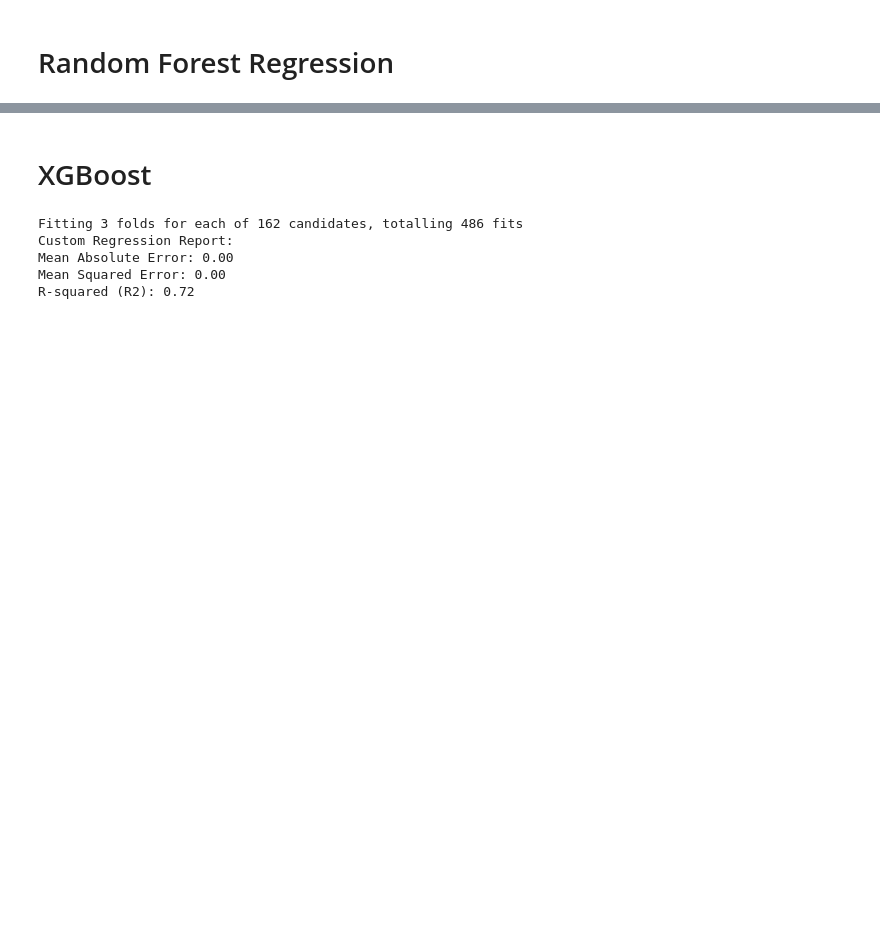
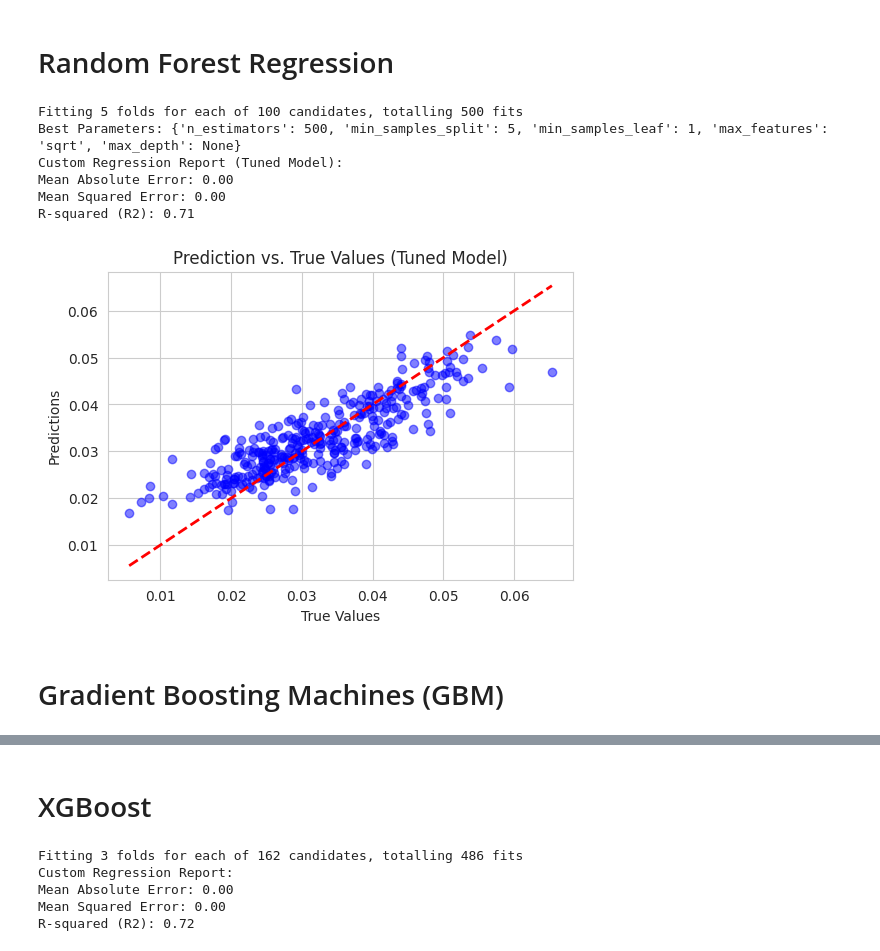
Before and after one commit to costpetrides/NOx-Ozone-Relationship-Modeling-with-ML, a Jupyter notebook: ML_O3.ipynb, the cells around one changed output, grey strips where cells are left out. Drawn from its saved outputs; the diff is of its cells as text; code cells hidden in the pictures; blank space fills up the shorter version.

```diff
--- a/ML_O3.ipynb
+++ b/ML_O3.ipynb
@@ -118,3 +118,63 @@ R-squared (R2): 0.66
 # %% [markdown]
 # Random Forest Regression
+# %%
+from sklearn.model_selection import RandomizedSearchCV
+import numpy as np
+
+# Define the parameter grid for RandomizedSearchCV
+param_grid = {
+    'n_estimators': [100, 200, 300, 400, 500],
+    'max_depth': [None, 10, 20, 30, 40],
+    'min_samples_split': [2, 5, 10],
+    'min_samples_leaf': [1, 2, 4],
+    'max_features': ['auto', 'sqrt', 'log2']
+}
+
+# Initialize the RandomForestRegressor
+rf = RandomForestRegressor(random_state=42)
+
+# RandomizedSearchCV with 5-fold cross-validation
+rf_random = RandomizedSearchCV(estimator=rf, param_distributions=param_grid,
+                               n_iter=100, cv=5, verbose=2, random_state=42, n_jobs=-1)
+
+# Fit the model with the random search
+rf_random.fit(train_x, train_y)
+
+# Get the best parameters
+print("Best Parameters:", rf_random.best_params_)
+
+# Use the best parameters to predict on the test set
+best_rf_model = rf_random.best_estimator_
+pred_y_best = best_rf_model.predict(test_x)
+
+# Evaluate the tuned model
+mae_best = mean_absolute_error(test_y, pred_y_best)
+mse_best = mean_squared_error(test_y, pred_y_best)
+r2_best = r2_score(test_y, pred_y_best)
+
+# Display results
+print("Custom Regression Report (Tuned Model):")
+print(f"Mean Absolute Error: {mae_best:.2f}")
+print(f"Mean Squared Error: {mse_best:.2f}")
+print(f"R-squared (R2): {r2_best:.2f}")
+
+# Plot the results
+plt.figure(figsize=(6, 4))
+plt.scatter(test_y, pred_y_best, alpha=0.5, color='blue')
+plt.plot([min(test_y), max(test_y)], [min(test_y), max(test_y)], 'r--', linewidth=2)
+plt.xlabel('True Values')
+plt.ylabel('Predictions')
+plt.title('Prediction vs. True Values (Tuned Model)')
+plt.grid(True)
+plt.show()
+# %% [output]
+Fitting 5 folds for each of 100 candidates, totalling 500 fits
+Best Parameters: {'n_estimators': 500, 'min_samples_split': 5, 'min_samples_leaf': 1, 'max_features': 'sqrt', 'max_depth': None}
+Custom Regression Report (Tuned Model):
+Mean Absolute Error: 0.00
+Mean Squared Error: 0.00
+R-squared (R2): 0.71
+[figure, added]
+# %% [markdown]
+# Gradient Boosting Machines (GBM)
 # %%
```
Also changed, not shown: parts of 5 cells of this notebook.
